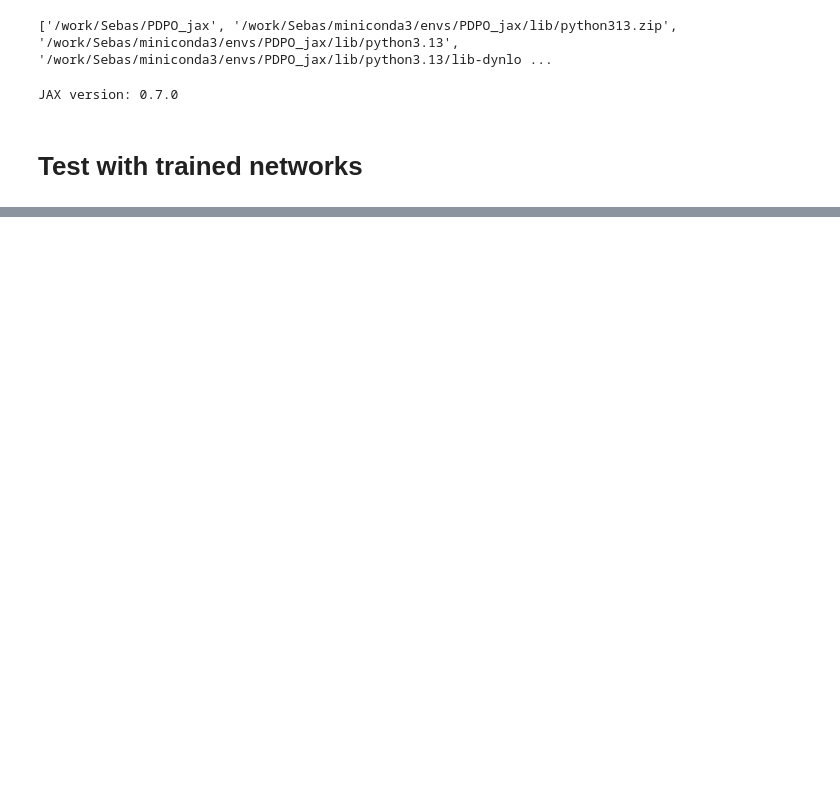
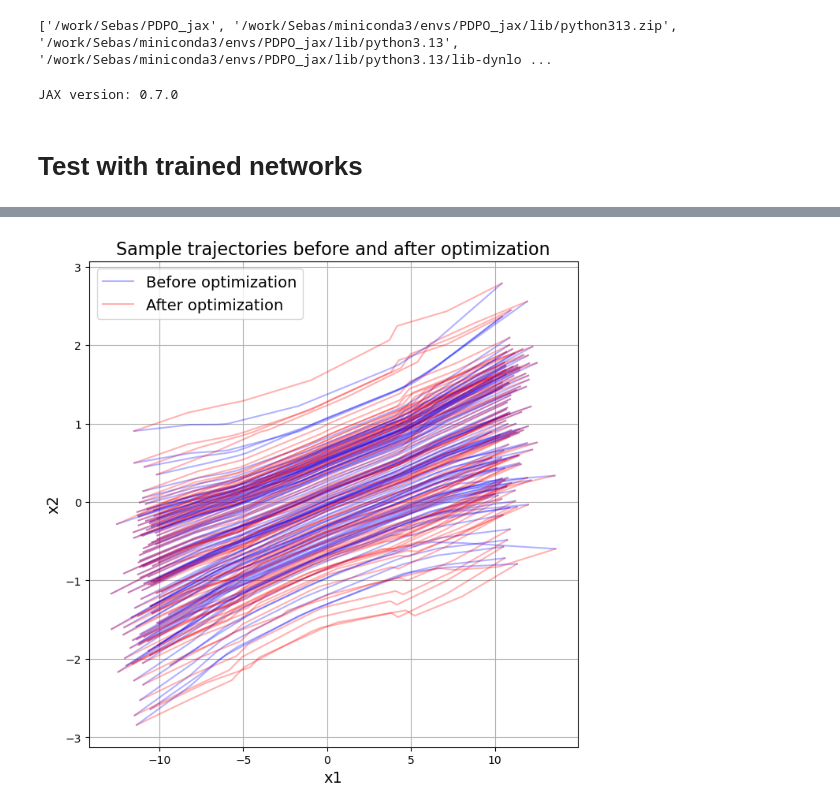
Before and after one commit to SebasGutHdz/PDPO_jax, a Jupyter notebook: pdpo/spline/test_interpolation.ipynb, the cells around one changed output, grey strips where cells are left out. Cells and saved outputs as stored; diff of their text form; code cells hidden in the pictures; blank space fills up the shorter version.

```diff
--- a/pdpo/spline/test_interpolation.ipynb
+++ b/pdpo/spline/test_interpolation.ipynb
@@ -177,0 +221,43 @@ lagrangian(
+# %%
+sample_trajectory_opt = gen_sample_trajectory(
+    spline_state=optimized_state,
+    vf=vf,
+    key=subkey,
+    num_samples=1000,
+    t_traj=s_query,
+    solver=MidpointSolver,
+)
+
+sample_trajectory_no_opt = gen_sample_trajectory(
+    spline_state=spline,
+    vf=vf,
+    key=subkey,
+    num_samples=1000,
+    t_traj=s_query,
+    solver=MidpointSolver,
+)
+
+
+
+
+key,subkey = jrandom.split(key)
+# %%
+fig = plt.figure(figsize=(8, 8))
+
+plt.plot(sample_trajectory_no_opt[0,:,0],sample_trajectory_no_opt[0,:,1],'b-',label='Before optimization',alpha=0.3)
+plt.plot(sample_trajectory_opt[0,:,0],sample_trajectory_opt[0,:,1],'r-',label='After optimization',alpha=0.3)
+
+for i in range(1,len(sample_trajectory_no_opt),10):
+    plt.plot(sample_trajectory_no_opt[i,:,0],sample_trajectory_no_opt[i,:,1],'b-',alpha=0.3)
+    plt.plot(sample_trajectory_opt[i,:,0],sample_trajectory_opt[i,:,1],'r-',alpha=0.3)
+
+
+
+plt.title('Sample trajectories before and after optimization',fontsize=16)
+plt.xlabel('x1',fontsize=14)
+plt.ylabel('x2',fontsize=14)
+plt.legend(fontsize=14)
+plt.grid()
+plt.show()
+# %% [output]
+[figure, added]
```
Also changed, not shown: parts of 11 cells of this notebook, 5 other files.
